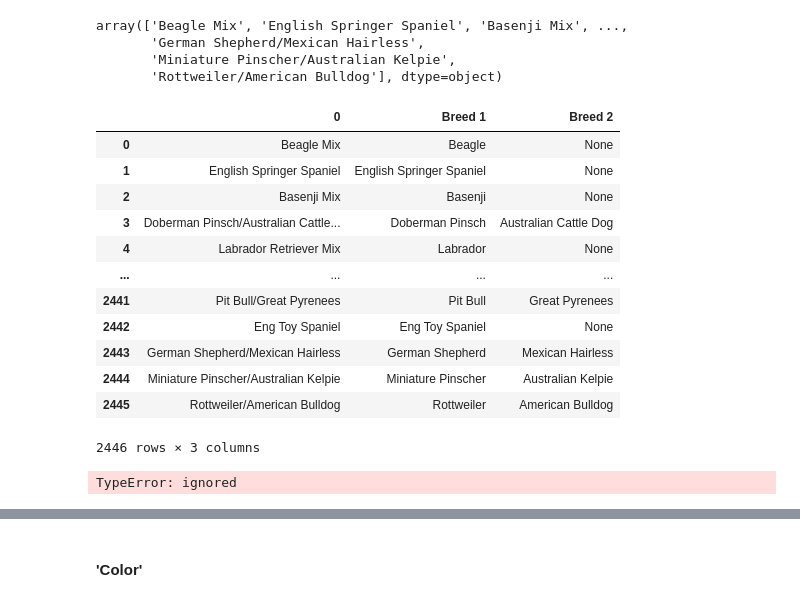
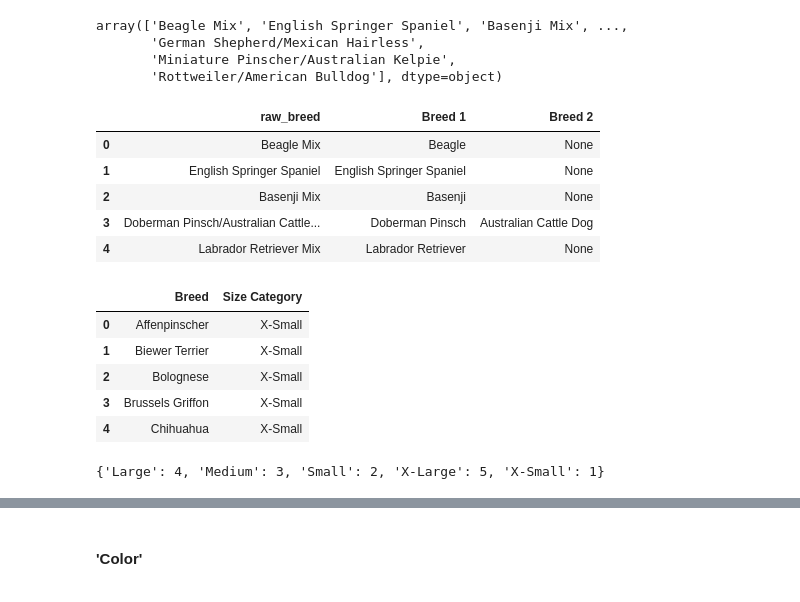
Before and after one commit to jayJ-hub/Section1_Project-, a Jupyter notebook: Section2_Project.ipynb, the cells around one changed output, grey strips where cells are left out. Saved outputs shown, nothing was run; the diff lists cells and outputs as text; code cells hidden in the pictures.

Commit message:
Day2_c.Change data type

```diff
--- a/Section2_Project.ipynb
+++ b/Section2_Project.ipynb
@@ -129,8 +129,8 @@
 ### Import Data
 # %%
 import pandas as pd
-intake = pd.read_csv('Austin_Animal_Center_Intakes.csv', index_col = 'Animal ID')
-outcome = pd.read_csv('Austin_Animal_Center_Outcomes.csv', index_col = 'Animal ID')
+intake = pd.read_csv('Austin_Animal_Center_Intakes.csv')
+outcome = pd.read_csv('Austin_Animal_Center_Outcomes.csv')
 # %%
 intake.head()
 # %% [output]
@@ -233,6 +235,6 @@ dtype: int64
 # %%
-intake = intake.drop('Name', axis=1)
-outcome = outcome.drop('Name', axis=1)
+intake = intake.drop({'Name', 'Found Location', 'DateTime'}, axis=1)
+outcome = outcome.drop({'Name', 'Date of Birth', 'DateTime'}, axis=1)
 # %%
 intake.isnull().sum()
 # %% [output]
@@ -828,8 +796,8 @@ Name: Size Category, dtype: int64
 # %% [markdown]
 ##### Breed1, Breed2
 # %%
-breedMix = intake['Breed'].unique()
-breedMix
+breedCheck_Mix = intake['Breed'].unique()
+breedCheck_Mix
 # %% [output]
 array(['Beagle Mix', 'English Springer Spaniel', 'Basenji Mix', ...,
        'German Shepherd/Mexican Hairless',
@@ -841,7 +809,7 @@ breed1 = []
 breed2 = []
 
 # breedMix.split('/')
-for n in  breedMix:
+for n in  breedCheck_Mix:
   if '/' in n:
     text = n.split('/')
     breed1.append(text[0])
@@ -849,39 +817,43 @@ for n in  breedMix:
     # print(f'{text[0]}\n {text[1]}')
   else :
     if 'Mix' in n:
-      text = n.split()
-      breed1.append(text[0])
+      text = [i for i in n.split() if i != "Mix"]
+
+      breed1.append(" ".join(text))
       breed2.append(None)
       continue
     breed1.append(n)
     breed2.append(None)
 # %%
-breedCheckSize = pd.DataFrame(breedMix)
-breedCheckSize['Breed 1'] = breed1
-breedCheckSize['Breed 2'] = breed2
-breedCheckSize
+breedCheck = pd.DataFrame(breedCheck_Mix, columns=['raw_breed'])
+breedCheck['Breed 1'] = breed1
+breedCheck['Breed 2'] = breed2
+breedCheck.head()
 # %% [output]
-|  | 0 | Breed 1 | Breed 2 |
+|  | raw_breed | Breed 1 | Breed 2 |
 | 0 | Beagle Mix | Beagle | None |
 | 1 | English Springer Spaniel | English Springer Spaniel | None |
 | 2 | Basenji Mix | Basenji | None |
 | 3 | Doberman Pinsch/Australian Cattle... | Doberman Pinsch | Australian Cattle Dog |
-| 4 | Labrador Retriever Mix | Labrador | None |
-| ... | ... | ... | ... |
-| 2441 | Pit Bull/Great Pyrenees | Pit Bull | Great Pyrenees |
-| 2442 | Eng Toy Spaniel | Eng Toy Spaniel | None |
-| 2443 | German Shepherd/Mexican Hairless | German Shepherd | Mexican Hairless |
-| 2444 | Miniature Pinscher/Australian Kelpie | Miniature Pinscher | Australian Kelpie |
-| 2445 | Rottweiler/American Bulldog | Rottweiler | American Bulldog |
+| 4 | Labrador Retriever Mix | Labrador Retriever | None |
-2446 rows × 3 columns
-# %%
-cond = ['Beagle']
-
-breedSize[breedSize['Breed'].isin(cond)]
-breedCheckSize['Size 1'] = breedSize[breedSize['Breed'].isin(breedCheckSize['Breed 1'])]['Size Category']
-breedCheckSize
-for i in range(len(breedCheckSize)):
-
-breedCheckSize
-# %% [output]
-TypeError: ignored
+# %%
+breedSize.head()
+# %% [output]
+|  | Breed | Size Category |
+| 0 | Affenpinscher | X-Small |
+| 1 | Biewer Terrier | X-Small |
+| 2 | Bolognese | X-Small |
+| 3 | Brussels Griffon | X-Small |
+| 4 | Chihuahua | X-Small |
+# %%
+sizeChart = pd.DataFrame({"Size":['X-Small', 'Small', 'Medium', 'Large', 'X-Large'], "sizeInt":[1,2,3,4,5]})
+sizeChart
+
+sizeChart_dict = dict()
+for index in range(len(sizeChart['Size'])):
+  size = sizeChart['Size'][index]
+  sizeInt = sizeChart['sizeInt'][index]
+  sizeChart_dict[size] = sizeInt
+sizeChart_dict
+# %% [output]
+{'Large': 4, 'Medium': 3, 'Small': 2, 'X-Large': 5, 'X-Small': 1}
```
Also changed, not shown: parts of 143 cells of this notebook.
